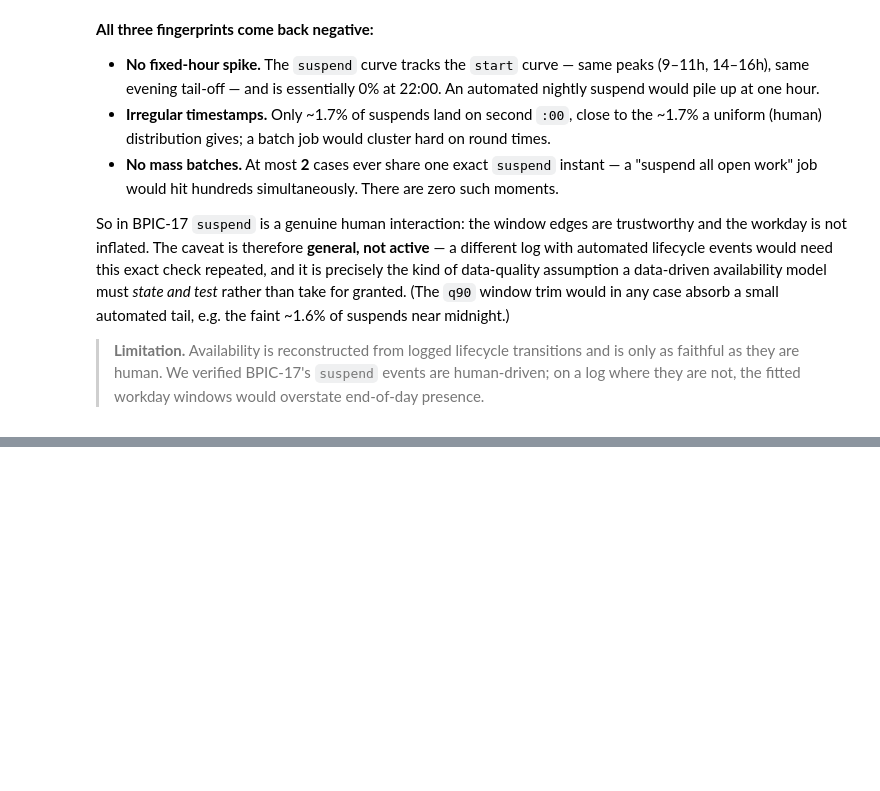
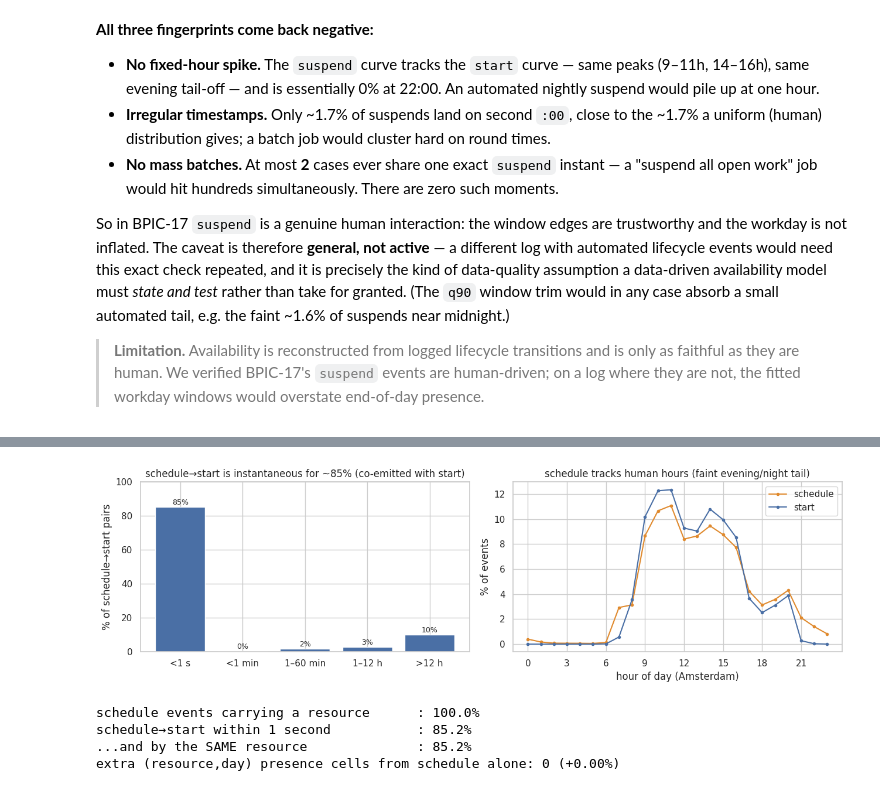
Before and after one commit to ophdn/bpic17-process-mining-group-assignment, a Jupyter notebook: notebooks/01_resource_availability.ipynb, the cells around one changed output, grey strips where cells are left out. Cells and saved outputs as stored; diff of their text form; code cells hidden in the pictures; blank space fills up the shorter version.

```diff
--- a/notebooks/01_resource_availability.ipynb
+++ b/notebooks/01_resource_availability.ipynb
@@ -620,0 +650,52 @@ So in BPIC-17 `suspend` is a genuine human interaction: the window edges are tru
+# %%
+# Does `schedule` behave like a human action, and does counting it change presence?
+Wf = raw[raw["EventOrigin"] == "Workflow"].sort_values(
+    ["case:concept:name", "concept:name", "time:timestamp"]).copy()
+gp = Wf.groupby(["case:concept:name", "concept:name"])
+Wf["t_next"]   = gp["time:timestamp"].shift(-1)
+Wf["lc_next"]  = gp["lifecycle:transition"].shift(-1)
+Wf["res_next"] = gp["org:resource"].shift(-1)
+sch = Wf[Wf["lifecycle:transition"] == "schedule"]
+s2s = sch[sch["lc_next"] == "start"].copy()
+s2s["gap_min"] = (s2s["t_next"] - s2s["time:timestamp"]).dt.total_seconds() / 60
+
+fig, (ax1, ax2) = plt.subplots(1, 2, figsize=(13, 4))
+
+# (1) schedule -> start gap, bucketed: is it an independent queue, or co-emitted with start?
+bins = [(-1, 1/60, "<1 s"), (1/60, 1, "<1 min"), (1, 60, "1–60 min"),
+        (60, 720, "1–12 h"), (720, 1e12, ">12 h")]
+shares = [((s2s["gap_min"] >= lo) & (s2s["gap_min"] < hi)).mean() * 100 for lo, hi, _ in bins]
+ax1.bar([b[2] for b in bins], shares, color="#4a6fa5")
+for i, s in enumerate(shares):
+    ax1.text(i, s + 1.5, f"{s:.0f}%", ha="center", fontsize=9)
+ax1.set(ylabel="% of schedule→start pairs", ylim=(0, 100),
+        title="schedule→start is instantaneous for ~85% (co-emitted with start)")
+
+# (2) hour-of-day: schedule vs start
+hours = list(range(24))
+sh = sch["time:timestamp"].dt.hour.value_counts(normalize=True).sort_index() * 100
+th = Wf[Wf["lifecycle:transition"] == "start"]["time:timestamp"].dt.hour.value_counts(normalize=True).sort_index() * 100
+ax2.plot(hours, [sh.get(h, 0) for h in hours], marker="o", ms=3, color="#e08a2e", label="schedule")
+ax2.plot(hours, [th.get(h, 0) for h in hours], marker="o", ms=3, color="#4a6fa5", label="start")
+ax2.set(xlabel="hour of day (Amsterdam)", ylabel="% of events", xticks=range(0, 24, 3),
+        title="schedule tracks human hours (faint evening/night tail)")
+ax2.legend()
+plt.tight_layout(); plt.show()
+
+print(f"schedule events carrying a resource      : {sch['org:resource'].notna().mean():.1%}")
+print(f"schedule→start within 1 second           : {(s2s['gap_min'] < 1/60).mean():.1%}")
+print(f"...and by the SAME resource              : {(s2s['org:resource'] == s2s['res_next']).mean():.1%}")
+
+# Decisive for §1.6: does including schedule add any (resource, day) presence cells?
+hum = Wf[Wf["org:resource"].isin(roles.humans)]
+cells = lambda df: set(zip(df["org:resource"], df["time:timestamp"].dt.date))
+base = cells(hum[hum["lifecycle:transition"] != "schedule"])
+extra = cells(hum[hum["lifecycle:transition"] == "schedule"]) - base
+print(f"extra (resource,day) presence cells from schedule alone: {len(extra)} "
+      f"(+{len(extra)/len(base):.2%})")
+# %% [output]
+[figure, added]
+schedule events carrying a resource      : 100.0%
+schedule→start within 1 second           : 85.2%
+...and by the SAME resource              : 85.2%
+extra (resource,day) presence cells from schedule alone: 0 (+0.00%)
```
Also changed, not shown: parts of 3 cells of this notebook, 1 other file.
